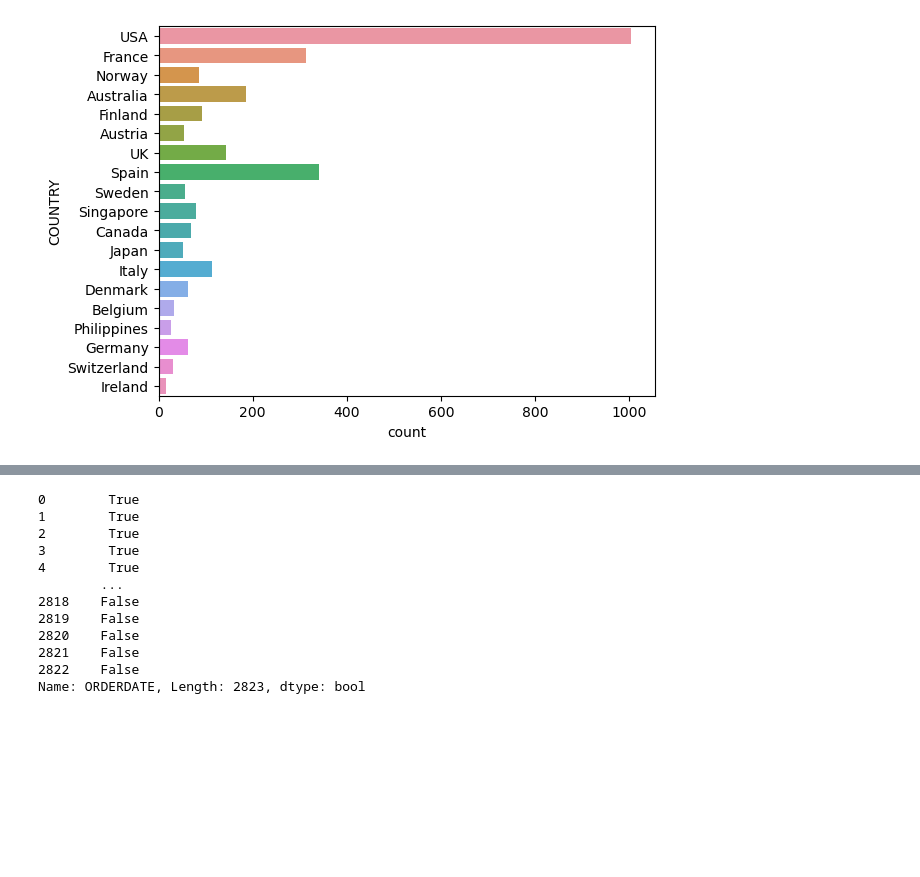
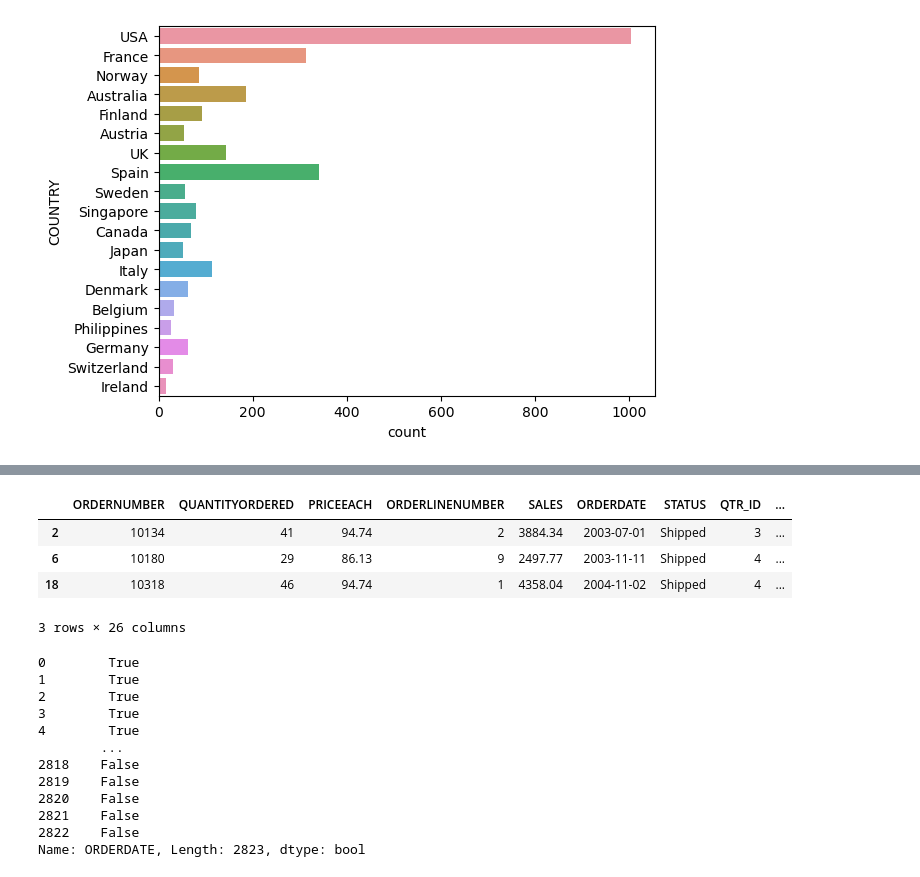
Before and after one commit to stanford-mse-125/demos, a Jupyter notebook: sales.ipynb, the cells around one changed output, grey strips where cells are left out. Drawn from its saved outputs; the diff is of its cells as text; code cells hidden in the pictures; blank space fills up the shorter version.

```diff
--- a/sales.ipynb
+++ b/sales.ipynb
@@ -173,3 +192,12 @@ sns.countplot(y='COUNTRY', data=df)
+# %%
+# look at the 3rd, 7th, and 19th row
+df.iloc[[2, 6, 18]]
+# %% [output]
+|  | ORDERNUMBER | QUANTITYORDERED | PRICEEACH | ORDERLINENUMBER | SALES | ORDERDATE | STATUS | QTR_ID | ... |
+| 2 | 10134 | 41 | 94.74 | 2 | 3884.34 | 2003-07-01 | Shipped | 3 | ... |
+| 6 | 10180 | 29 | 86.13 | 9 | 2497.77 | 2003-11-11 | Shipped | 4 | ... |
+| 18 | 10318 | 46 | 94.74 | 1 | 4358.04 | 2004-11-02 | Shipped | 4 | ... |
+3 rows × 26 columns
 # %%
 # create boolean vector
 y2003 = df['ORDERDATE'].dt.year == 2003
```
Also changed, not shown: parts of 6 cells of this notebook, 2 other files.
